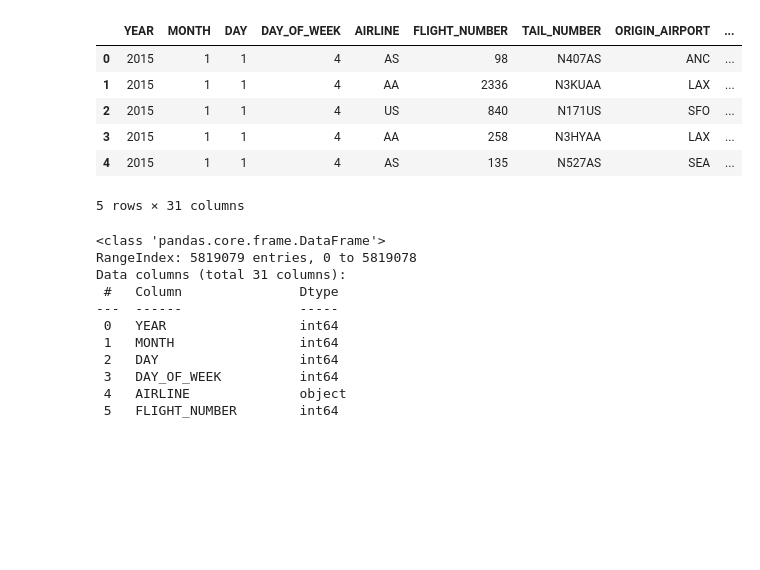
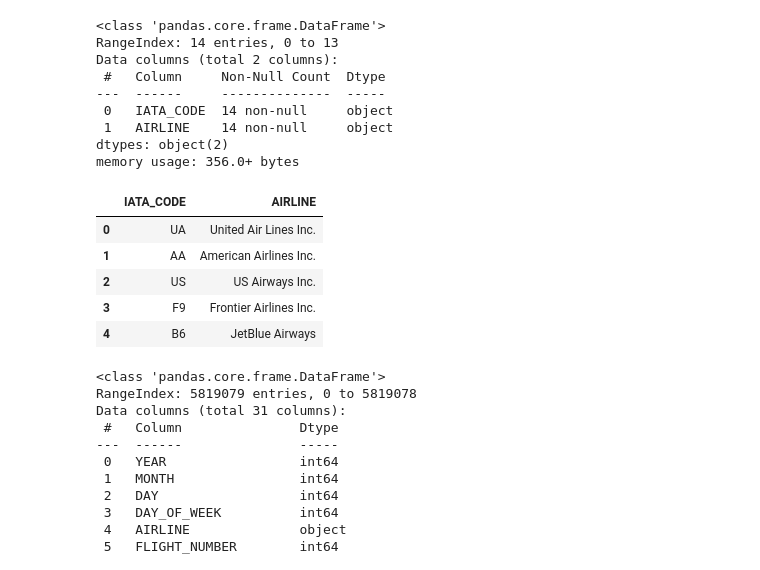
Before and after one commit to dmusili/airlineproject1, a Jupyter notebook: januarytoapril.ipynb, the cells around one changed output. Cells and saved outputs as stored; diff of their text form; code cells hidden in the pictures; blank space fills up the shorter version.

```diff
--- a/januarytoapril.ipynb
+++ b/januarytoapril.ipynb
@@ -4,17 +5,28 @@ import pandas as pd
 # %%
-#read csv file
+#read csv files
 
-airline_data_df = pd.read_csv('Resources/flights.csv')
+airlines_df= pd.read_csv('Resources/airlines.csv', low_memory=False)
+flights_df = pd.read_csv('Resources/flights.csv', low_memory=False)
+# %%
+airlines_df.info()
+# %% [output]
+<class 'pandas.core.frame.DataFrame'>
+RangeIndex: 14 entries, 0 to 13
+Data columns (total 2 columns):
+ #   Column     Non-Null Count  Dtype
+---  ------     --------------  -----
+ 0   IATA_CODE  14 non-null     object
+ 1   AIRLINE    14 non-null     object
+dtypes: object(2)
+memory usage: 356.0+ bytes
 # %%
 #show first 5 records
-
-airline_data_df.head()
+airlines_df.head()
 # %% [output]
-|  | YEAR | MONTH | DAY | DAY_OF_WEEK | AIRLINE | FLIGHT_NUMBER | TAIL_NUMBER | ORIGIN_AIRPORT | ... |
-| 0 | 2015 | 1 | 1 | 4 | AS | 98 | N407AS | ANC | ... |
-| 1 | 2015 | 1 | 1 | 4 | AA | 2336 | N3KUAA | LAX | ... |
-| 2 | 2015 | 1 | 1 | 4 | US | 840 | N171US | SFO | ... |
-| 3 | 2015 | 1 | 1 | 4 | AA | 258 | N3HYAA | LAX | ... |
-| 4 | 2015 | 1 | 1 | 4 | AS | 135 | N527AS | SEA | ... |
+|  | IATA_CODE | AIRLINE |
+| 0 | UA | United Air Lines Inc. |
+| 1 | AA | American Airlines Inc. |
+| 2 | US | US Airways Inc. |
+| 3 | F9 | Frontier Airlines Inc. |
+| 4 | B6 | JetBlue Airways |
-5 rows × 31 columns
 # %%
```
Also changed, not shown: parts of 27 cells of this notebook.
